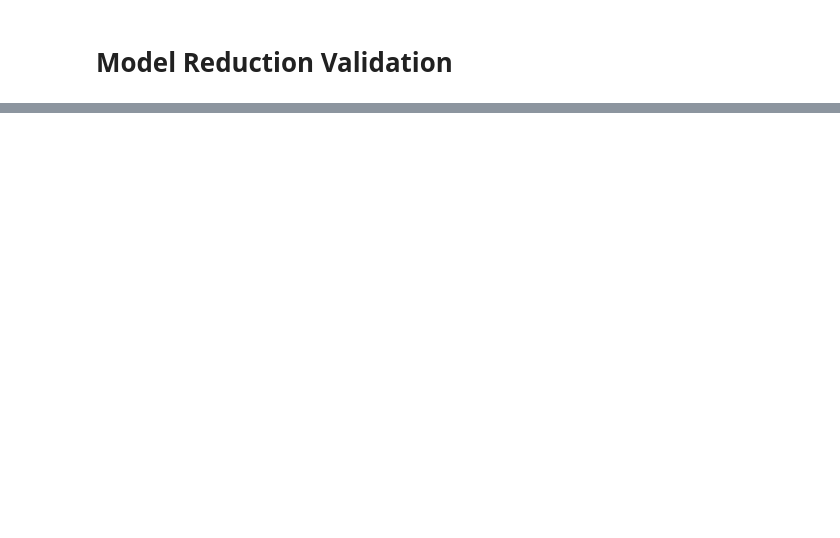
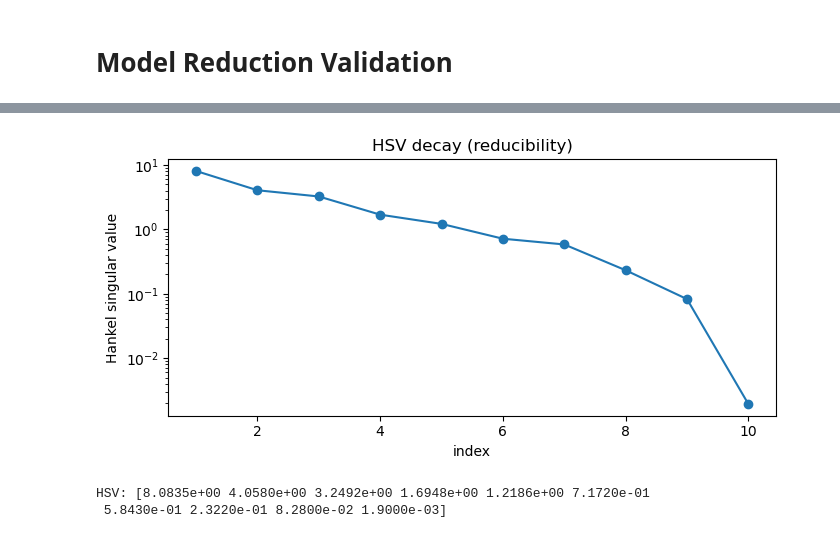
Before and after one commit to QFStudent/genesis-alpha, a Jupyter notebook: notebooks/model_reduction_validation.ipynb, the cells around one changed output, grey strips where cells are left out. Saved outputs shown, nothing was run; the diff lists cells and outputs as text; code cells hidden in the pictures; blank space fills up the shorter version.

```diff
--- a/notebooks/model_reduction_validation.ipynb
+++ b/notebooks/model_reduction_validation.ipynb
@@ -30,0 +43,16 @@ ImportError: cannot import name 'null_basis_realization' from 'ga.filters.tib' (
+# %%
+rng = np.random.default_rng(0)
+n, q, p, L = 10, 5, 2, 64                       # order, inputs, outputs, IR lags
+poles = poles_chebyshev_roots(n, 0.0, 0.9)              # real poles in (0, 1)
+v = rng.standard_normal((q, n)); v /= np.linalg.norm(v, axis=0)   # null vectors
+C = rng.standard_normal((p, n))
+
+sys = null_basis_realization(poles, v)
+A = np.real(sys.A(dense=True)); B = np.real(sys.B(dense=True))
+ir = np.real(mimo_poles_to_ir(poles, v, C, L))  # (p, q, L)
+
+# TIB balance sanity on the ground truth
+resid = A @ A.T + B @ B.T - np.eye(n)
+print(f"order n={n}, inputs q={q}, outputs p={p}, IR lags L={L}")
+print(f"A {A.shape}, B {B.shape}, C {C.shape}, ir {ir.shape}")
+print(f"ground-truth TIB balance |A A* + B B* - I| = {np.max(np.abs(resid)):.2e}")
@@ -30,0 +80,13 @@ ImportError: cannot import name 'null_basis_realization' from 'ga.filters.tib' (
+# %%
+res_full = balanced_truncation(A, B, C, order=n)
+hsv = res_full.hsv
+
+fig, ax = plt.subplots(figsize=(7, 3.5))
+ax.semilogy(np.arange(1, n + 1), hsv, "o-")
+ax.set_xlabel("index"); ax.set_ylabel("Hankel singular value")
+ax.set_title("HSV decay (reducibility)"); fig.tight_layout(); plt.show()
+print("HSV:", np.round(hsv, 4))
+# %% [output]
+[figure, added]
+HSV: [8.0835e+00 4.0580e+00 3.2492e+00 1.6948e+00 1.2186e+00 7.1720e-01
+ 5.8430e-01 2.3220e-01 8.2800e-02 1.9000e-03]
```
Also changed, not shown: parts of 16 cells of this notebook.
